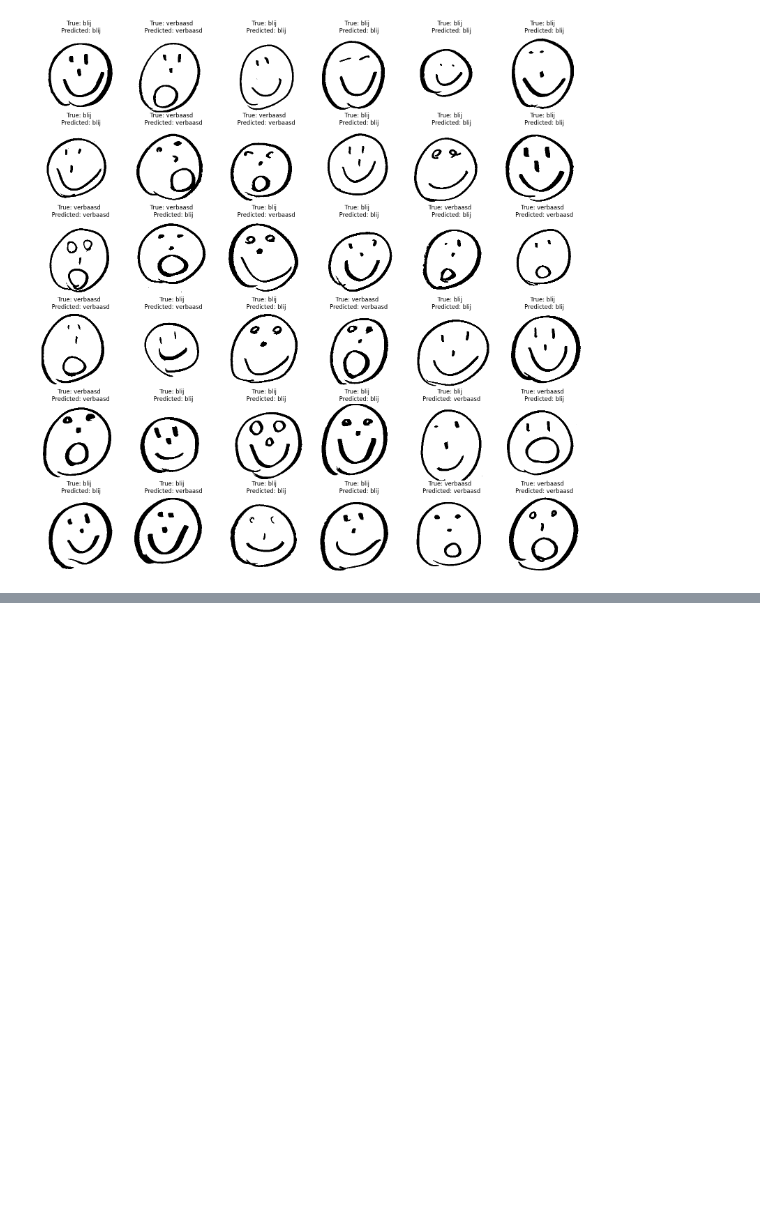
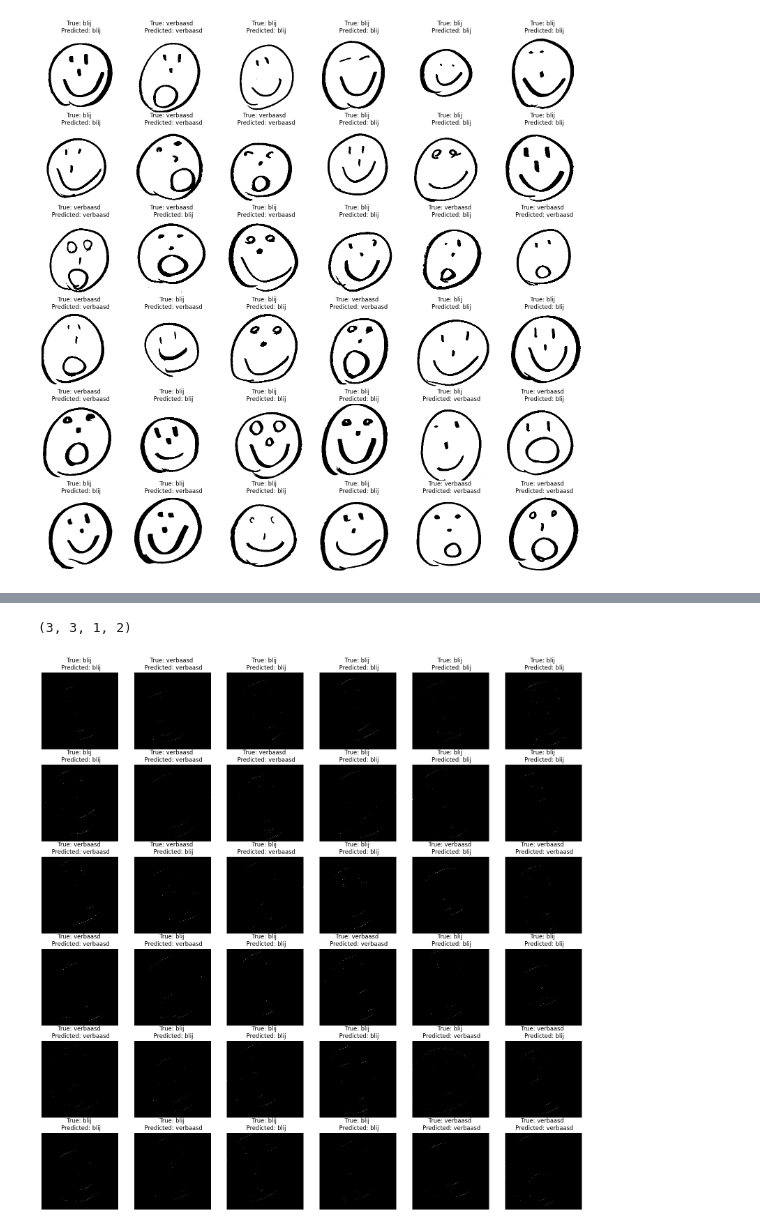
Before and after one commit to tomneutens/vlaio_stem, a Jupyter notebook: beelden/emoties_herkennen/developent_np.ipynb, the cells around one changed output, grey strips where cells are left out. Cells and saved outputs as stored; diff of their text form; code cells hidden in the pictures; blank space fills up the shorter version.

```diff
--- a/beelden/emoties_herkennen/developent_np.ipynb
+++ b/beelden/emoties_herkennen/developent_np.ipynb
@@ -458,0 +487,9 @@ toon_afbeeldingen(afbeeldingen_test, mapped_labels_combined)
+# %%
+# Apply filter from the second layer to the test images
+filtered_images = apply_filter(model, afbeeldingen_test, layer=3, filter=0)
+
+# Display the filtered images
+toon_afbeeldingen(filtered_images, mapped_labels_combined)
+# %% [output]
+(3, 3, 1, 2)
+[figure, added]
```
Also changed, not shown: parts of 5 cells of this notebook, 20 other files.
